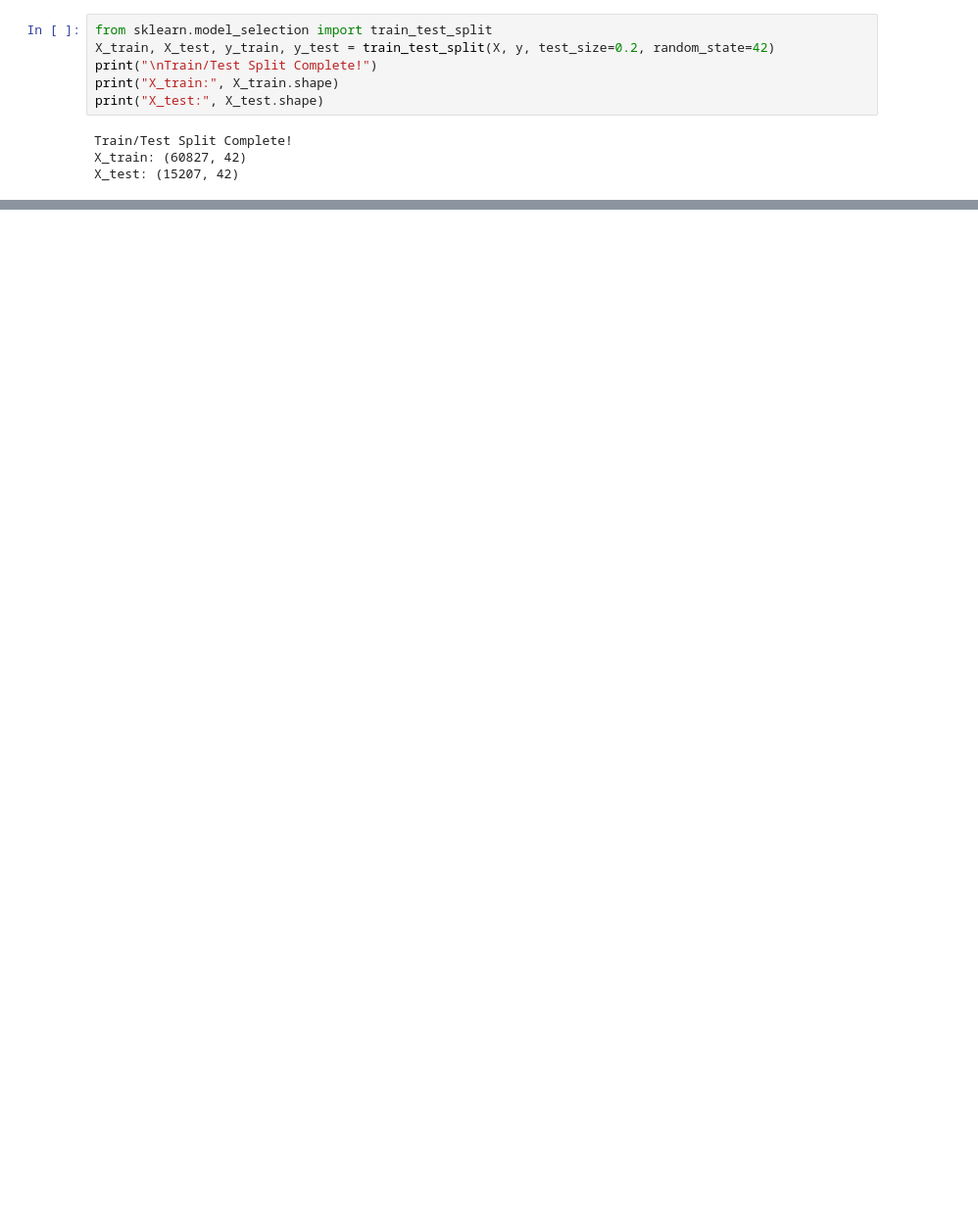
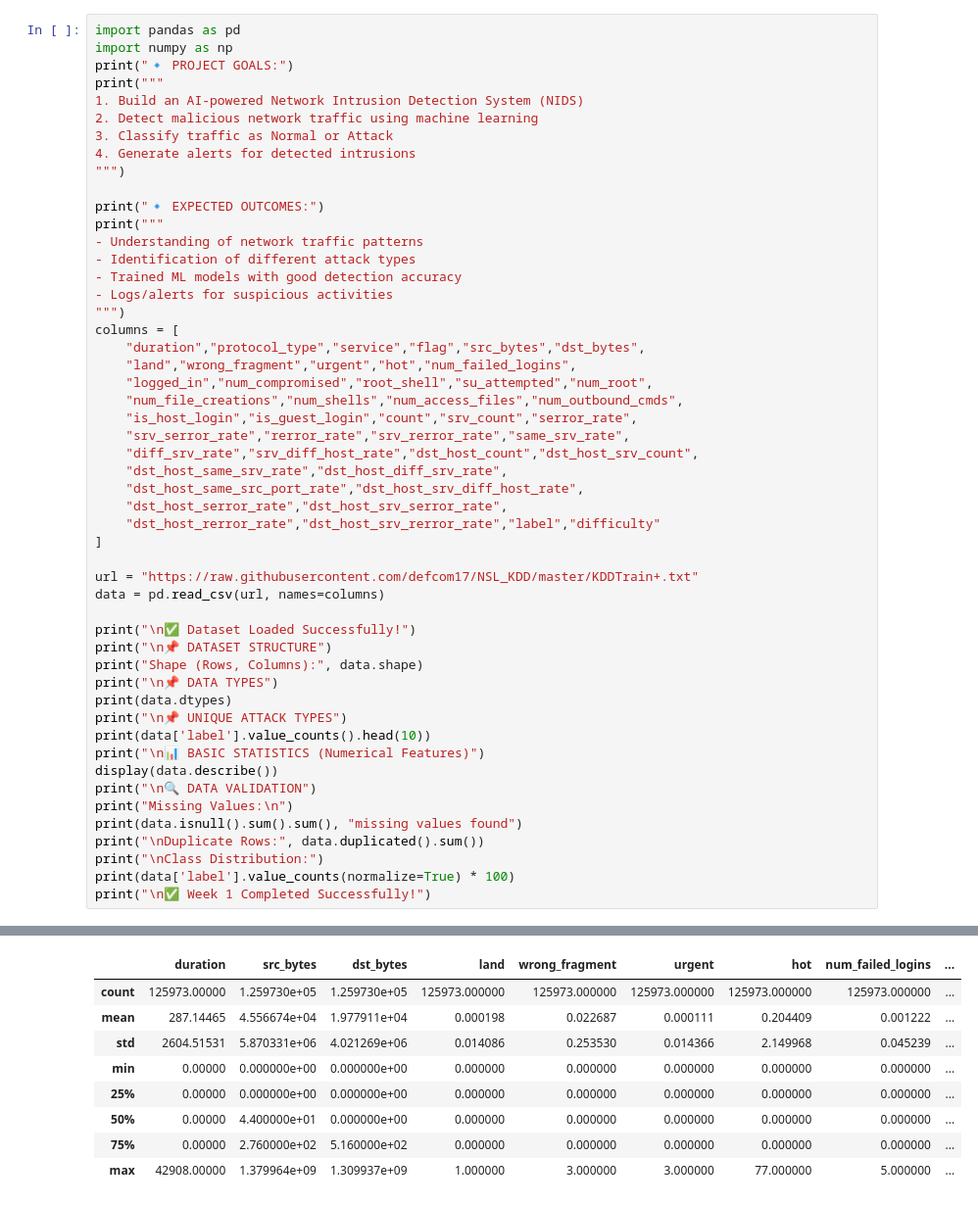
Before and after one commit to springboardmentor2507-alt/AI-Powered-NIDS, a Jupyter notebook: SentinelNet.ipynb, the cells around one changed output, grey strips where cells are left out. Shown at 98% size. Cells and saved outputs as stored; diff of their text form; blank space fills up the shorter version.

Commit message:
SentinelNet-Ai powered network intrusion detection system

```diff
--- a/SentinelNet.ipynb
+++ b/SentinelNet.ipynb
@@ -262,10 +3,52 @@ X[numeric_cols].head()
-# %%
-from sklearn.model_selection import train_test_split
-X_train, X_test, y_train, y_test = train_test_split(X, y, test_size=0.2, random_state=42)
-print("\nTrain/Test Split Complete!")
-print("X_train:", X_train.shape)
-print("X_test:", X_test.shape)
-# %% [output]
-Train/Test Split Complete!
-X_train: (60827, 42)
-X_test: (15207, 42)
+# %%
+import pandas as pd
+import numpy as np
+print("🔹 PROJECT GOALS:")
+print("""
+1. Build an AI-powered Network Intrusion Detection System (NIDS)
+2. Detect malicious network traffic using machine learning
+3. Classify traffic as Normal or Attack
+4. Generate alerts for detected intrusions
+""")
+
+print("🔹 EXPECTED OUTCOMES:")
+print("""
+- Understanding of network traffic patterns
+- Identification of different attack types
+- Trained ML models with good detection accuracy
+- Logs/alerts for suspicious activities
+""")
+columns = [
+    "duration","protocol_type","service","flag","src_bytes","dst_bytes",
+    "land","wrong_fragment","urgent","hot","num_failed_logins",
+    "logged_in","num_compromised","root_shell","su_attempted","num_root",
+    "num_file_creations","num_shells","num_access_files","num_outbound_cmds",
+    "is_host_login","is_guest_login","count","srv_count","serror_rate",
+    "srv_serror_rate","rerror_rate","srv_rerror_rate","same_srv_rate",
+    "diff_srv_rate","srv_diff_host_rate","dst_host_count","dst_host_srv_count",
+    "dst_host_same_srv_rate","dst_host_diff_srv_rate",
+    "dst_host_same_src_port_rate","dst_host_srv_diff_host_rate",
+    "dst_host_serror_rate","dst_host_srv_serror_rate",
+    "dst_host_rerror_rate","dst_host_srv_rerror_rate","label","difficulty"
+]
+
+url = "https://raw.githubusercontent.com/defcom17/NSL_KDD/master/KDDTrain+.txt"
+data = pd.read_csv(url, names=columns)
+
+print("\n✅ Dataset Loaded Successfully!")
+print("\n📌 DATASET STRUCTURE")
+print("Shape (Rows, Columns):", data.shape)
+print("\n📌 DATA TYPES")
+print(data.dtypes)
+print("\n📌 UNIQUE ATTACK TYPES")
+print(data['label'].value_counts().head(10))
+print("\n📊 BASIC STATISTICS (Numerical Features)")
+display(data.describe())
+print("\n🔍 DATA VALIDATION")
+print("Missing Values:\n")
+print(data.isnull().sum().sum(), "missing values found")
+print("\nDuplicate Rows:", data.duplicated().sum())
+print("\nClass Distribution:")
+print(data['label'].value_counts(normalize=True) * 100)
+print("\n✅ Week 1 Completed Successfully!")
+# %% [output]
@@ -271,0 +72,9 @@ X_test: (15207, 42)
+|  | duration | src_bytes | dst_bytes | land | wrong_fragment | urgent | hot | num_failed_logins | ... |
+| count | 125973.00000 | 1.259730e+05 | 1.259730e+05 | 125973.000000 | 125973.000000 | 125973.000000 | 125973.000000 | 125973.000000 | ... |
+| mean | 287.14465 | 4.556674e+04 | 1.977911e+04 | 0.000198 | 0.022687 | 0.000111 | 0.204409 | 0.001222 | ... |
+| std | 2604.51531 | 5.870331e+06 | 4.021269e+06 | 0.014086 | 0.253530 | 0.014366 | 2.149968 | 0.045239 | ... |
+| min | 0.00000 | 0.000000e+00 | 0.000000e+00 | 0.000000 | 0.000000 | 0.000000 | 0.000000 | 0.000000 | ... |
+| 25% | 0.00000 | 0.000000e+00 | 0.000000e+00 | 0.000000 | 0.000000 | 0.000000 | 0.000000 | 0.000000 | ... |
+| 50% | 0.00000 | 4.400000e+01 | 0.000000e+00 | 0.000000 | 0.000000 | 0.000000 | 0.000000 | 0.000000 | ... |
+| 75% | 0.00000 | 2.760000e+02 | 5.160000e+02 | 0.000000 | 0.000000 | 0.000000 | 0.000000 | 0.000000 | ... |
+| max | 42908.00000 | 1.379964e+09 | 1.309937e+09 | 1.000000 | 3.000000 | 3.000000 | 77.000000 | 5.000000 | ... |
```
Also changed, not shown: parts of 34 cells of this notebook.
